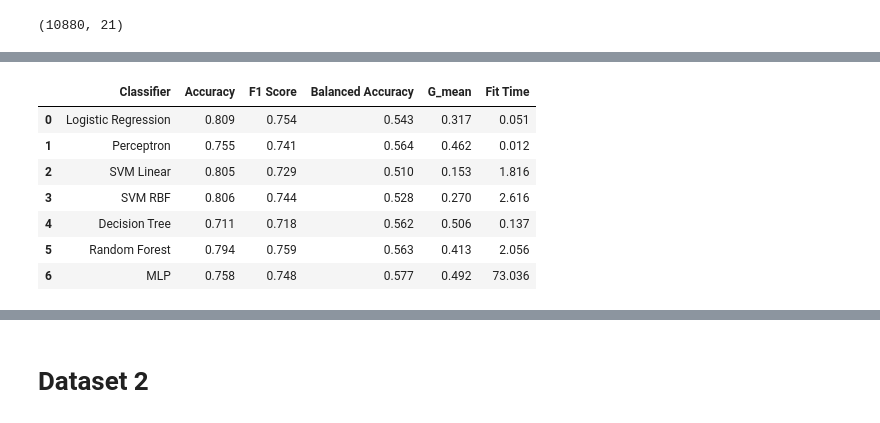
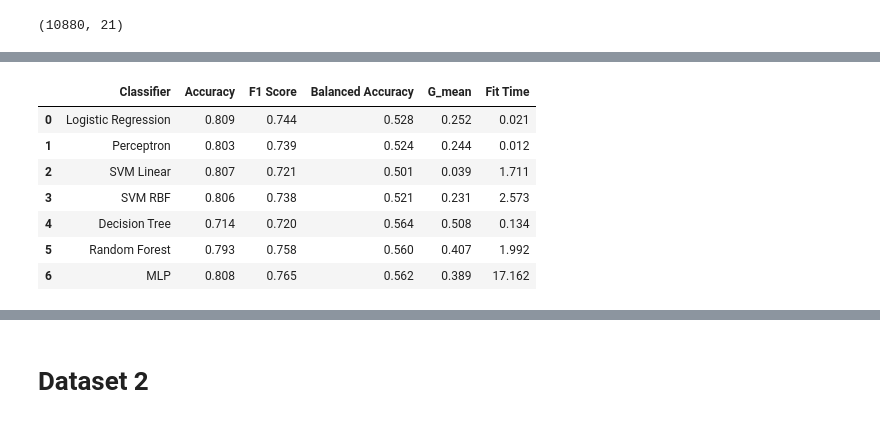
Before and after one commit to mihh3/mlpr, a Jupyter notebook: Exec.ipynb, the cells around one changed output, grey strips where cells are left out. Saved outputs shown, nothing was run; the diff lists cells and outputs as text; code cells hidden in the pictures.

```diff
--- a/Exec.ipynb
+++ b/Exec.ipynb
@@ -175,7 +175,7 @@ pd.set_option('display.float_format', '{:.3f}'.format)
 # %% [markdown]
 We build a function that we run all the models and return us the results.We will use Pipelines in order to transform and fit our data when need and k fold cross validation for better accurancy
 # %%
-def run_expiriments(X, Y, scaler):
+def run_expiriments(X, Y, scaler,activation1):
     warnings.filterwarnings("ignore")
     scorers = {
     'accuracy_score': make_scorer(accuracy_score),
@@ -190,7 +190,7 @@ def run_expiriments(X, Y, scaler):
         ('SVM RBF', Pipeline([('scaler', scaler), ('svm', SVC(kernel='rbf',max_iter=10000,random_state=1))])),
         ('Decision Tree', Pipeline([('scaler', scaler), ('classifier',DecisionTreeClassifier(random_state=1))])),
         ('Random Forest', Pipeline([('scaler', scaler), ('classifier',RandomForestClassifier(random_state=1))])),
-        ('MLP', Pipeline([('scaler', scaler), ('classifier', MLPClassifier(activation='tanh', hidden_layer_sizes=(100,50), max_iter=1000, random_state=1))])),
+        ('MLP', Pipeline([('scaler', scaler), ('classifier', MLPClassifier(activation=activation1, hidden_layer_sizes=(100,50), max_iter=1000, random_state=1))])),
     ]
 
     result_tables = []
@@ -276,12 +285,12 @@ JM1_Standard
 # %%
-JM1_MinMax=run_expiriments(X,Y,MinMaxScaler())
-JM1_Standard
+JM1_MinMax=run_expiriments(X,Y,MinMaxScaler(),'relu')
+JM1_MinMax
 # %% [output]
 |  | Classifier | Accuracy | F1 Score | Balanced Accuracy | G_mean | Fit Time |
-| 0 | Logistic Regression | 0.809 | 0.754 | 0.543 | 0.317 | 0.051 |
-| 1 | Perceptron | 0.755 | 0.741 | 0.564 | 0.462 | 0.012 |
-| 2 | SVM Linear | 0.805 | 0.729 | 0.510 | 0.153 | 1.816 |
-| 3 | SVM RBF | 0.806 | 0.744 | 0.528 | 0.270 | 2.616 |
-| 4 | Decision Tree | 0.711 | 0.718 | 0.562 | 0.506 | 0.137 |
-| 5 | Random Forest | 0.794 | 0.759 | 0.563 | 0.413 | 2.056 |
-| 6 | MLP | 0.758 | 0.748 | 0.577 | 0.492 | 73.036 |
+| 0 | Logistic Regression | 0.809 | 0.744 | 0.528 | 0.252 | 0.021 |
+| 1 | Perceptron | 0.803 | 0.739 | 0.524 | 0.244 | 0.012 |
+| 2 | SVM Linear | 0.807 | 0.721 | 0.501 | 0.039 | 1.711 |
+| 3 | SVM RBF | 0.806 | 0.738 | 0.521 | 0.231 | 2.573 |
+| 4 | Decision Tree | 0.714 | 0.720 | 0.564 | 0.508 | 0.134 |
+| 5 | Random Forest | 0.793 | 0.758 | 0.560 | 0.407 | 1.992 |
+| 6 | MLP | 0.808 | 0.765 | 0.562 | 0.389 | 17.162 |
```
Also changed, not shown: parts of 39 cells of this notebook.
